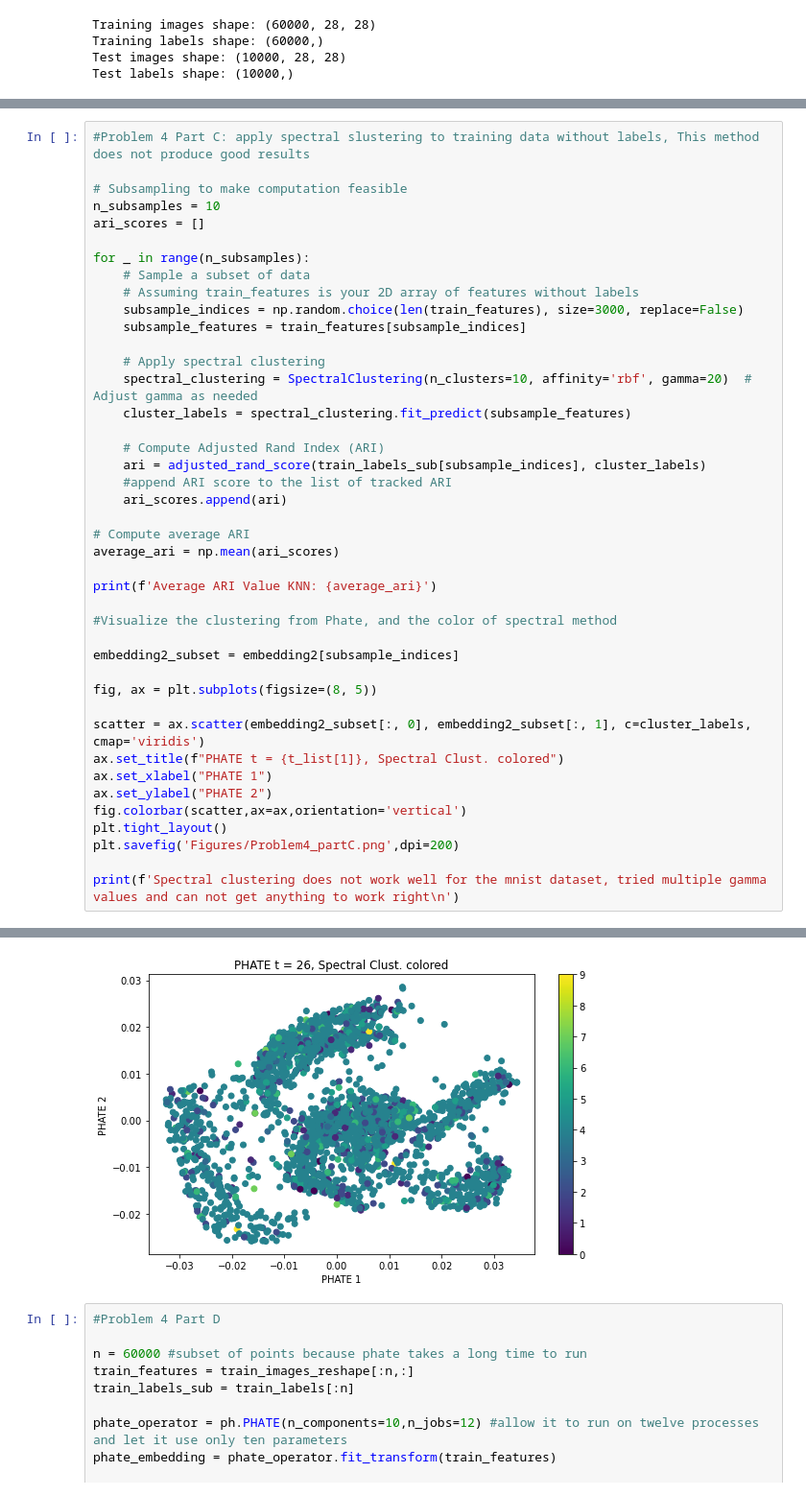
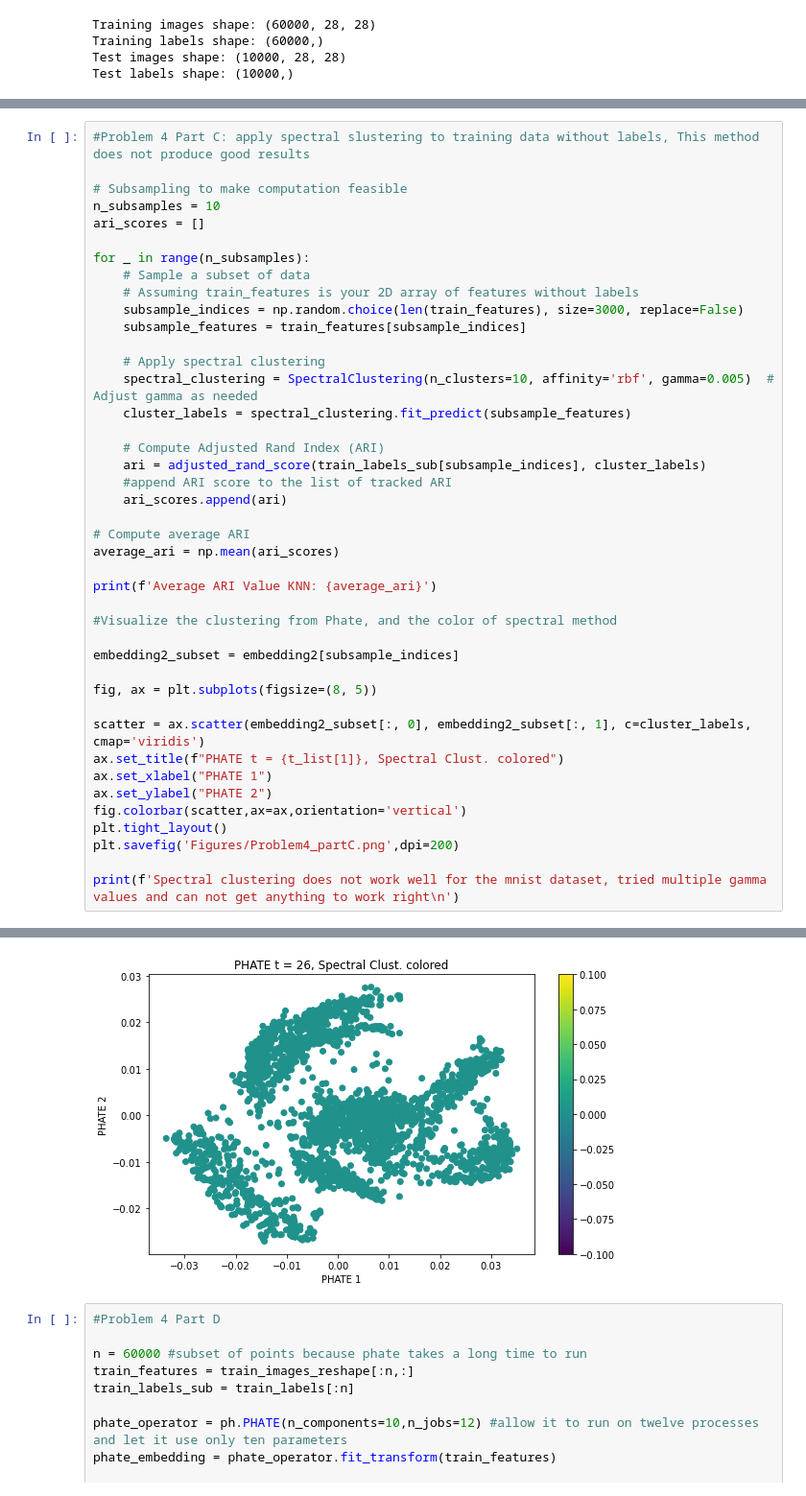
Before and after one commit to EricMLarsen/Spring_2024, a Jupyter notebook: ML_Stats/Homeworks/HW5/Problem4.ipynb, the cells around one changed output, grey strips where cells are left out. Shown at 96% size. Saved outputs shown, nothing was run; the diff lists cells and outputs as text.

```diff
--- a/ML_Stats/Homeworks/HW5/Problem4.ipynb
+++ b/ML_Stats/Homeworks/HW5/Problem4.ipynb
@@ -188,7 +188,7 @@ for _ in range(n_subsamples):
     subsample_features = train_features[subsample_indices]
 
     # Apply spectral clustering
-    spectral_clustering = SpectralClustering(n_clusters=10, affinity='rbf', gamma=20)  # Adjust gamma as needed
+    spectral_clustering = SpectralClustering(n_clusters=10, affinity='rbf', gamma=0.005)  # Adjust gamma as needed
     cluster_labels = spectral_clustering.fit_predict(subsample_features)
 
     # Compute Adjusted Rand Index (ARI)
@@ -221,5 +221,5 @@ Average ARI Value KNN: -1.7557896444601613e-05
 Spectral clustering does not work well for the mnist dataset, tried multiple gamma values and can not get anything to work right
-[figure, old version]
+[figure, new version]
 # %%
 #Problem 4 Part D
 
```
Also changed, not shown: parts of 4 cells of this notebook, 7 other files.
